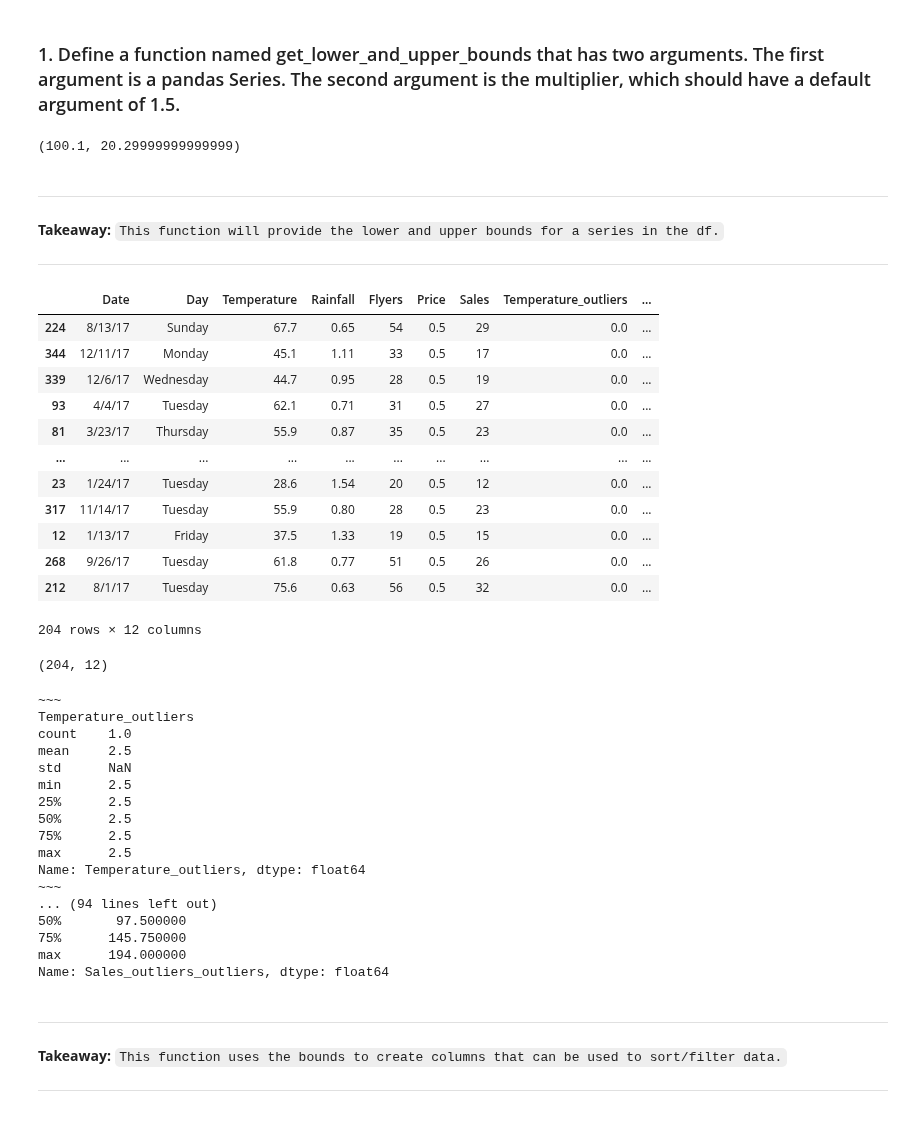
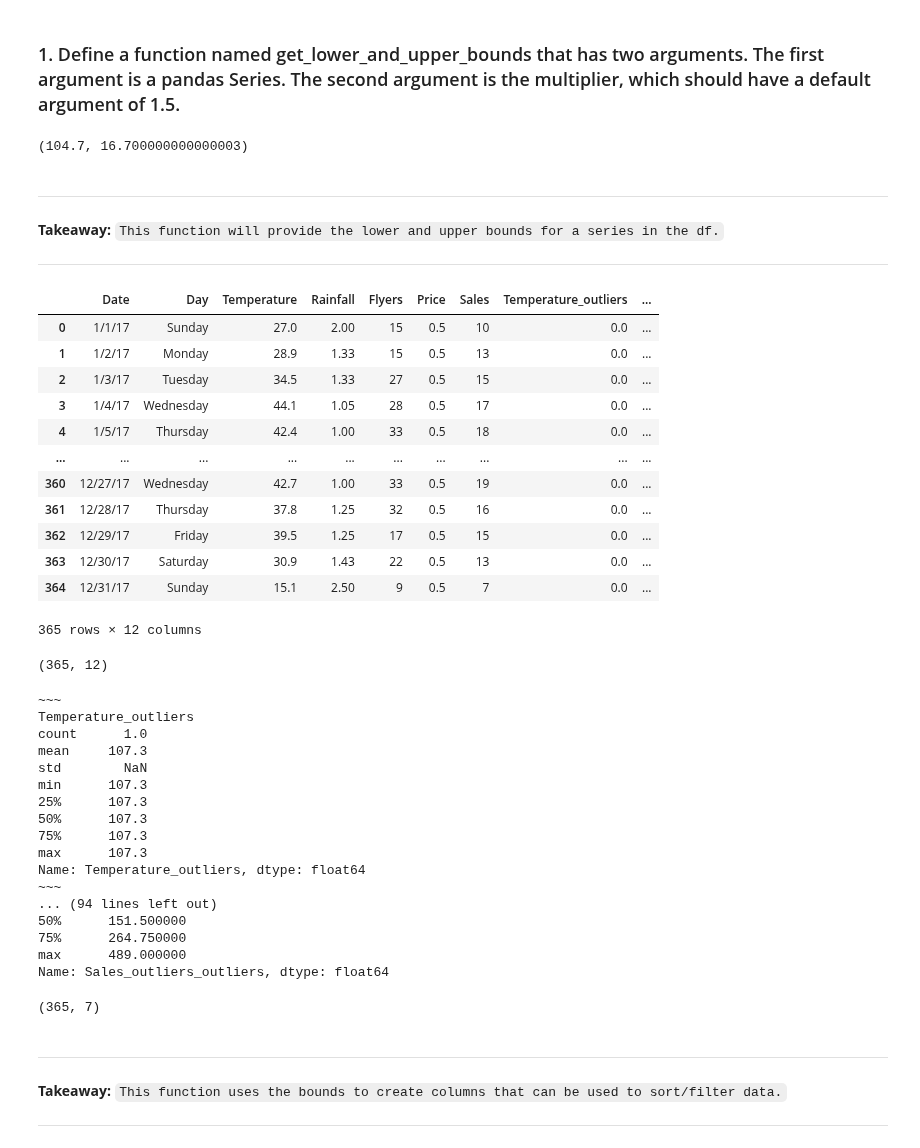
Before and after one commit to CSolitaire/anomaly-detection-exercises, a Jupyter notebook: continuous_probabilistic_methods.ipynb, the cells around one changed output. Saved outputs shown, nothing was run; the diff lists cells and outputs as text; code cells hidden in the pictures.

```diff
--- a/continuous_probabilistic_methods.ipynb
+++ b/continuous_probabilistic_methods.ipynb
@@ -117,9 +115,9 @@ def get_lower_and_upper_bounds(s, k):
     lower_bound = q1 - k * iqr
     return upper_bound, lower_bound
 
-get_lower_and_upper_bounds(train.Temperature, k=1.5)
+get_lower_and_upper_bounds(df.Temperature, k=1.5)
 # %% [output]
-(100.1, 20.29999999999999)
+(104.7, 16.700000000000003)
 # %% [markdown]
 ***
 
@@ -130,65 +128,67 @@ get_lower_and_upper_bounds(train.Temperature, k=1.5)
 # %%
 def get_upper_outliers(s, k):
     q1, q3 = s.quantile([.25, .75])
     iqr = q3 - q1
     upper_bound = q3 + k * iqr
     return s.apply(lambda x: max([x - upper_bound, 0]))
 
 def add_upper_outlier_columns(df, k):
     for col in df.select_dtypes('number'):
         df[col + '_outliers'] = get_upper_outliers(df[col], k)
     return df
 
-add_upper_outlier_columns(train, k=1.5)
+add_upper_outlier_columns(df, k=1.5)
 # %% [output]
 |  | Date | Day | Temperature | Rainfall | Flyers | Price | Sales | Temperature_outliers | ... |
-| 224 | 8/13/17 | Sunday | 67.7 | 0.65 | 54 | 0.5 | 29 | 0.0 | ... |
-| 344 | 12/11/17 | Monday | 45.1 | 1.11 | 33 | 0.5 | 17 | 0.0 | ... |
-| 339 | 12/6/17 | Wednesday | 44.7 | 0.95 | 28 | 0.5 | 19 | 0.0 | ... |
-| 93 | 4/4/17 | Tuesday | 62.1 | 0.71 | 31 | 0.5 | 27 | 0.0 | ... |
-| 81 | 3/23/17 | Thursday | 55.9 | 0.87 | 35 | 0.5 | 23 | 0.0 | ... |
+| 0 | 1/1/17 | Sunday | 27.0 | 2.00 | 15 | 0.5 | 10 | 0.0 | ... |
+| 1 | 1/2/17 | Monday | 28.9 | 1.33 | 15 | 0.5 | 13 | 0.0 | ... |
+| 2 | 1/3/17 | Tuesday | 34.5 | 1.33 | 27 | 0.5 | 15 | 0.0 | ... |
+| 3 | 1/4/17 | Wednesday | 44.1 | 1.05 | 28 | 0.5 | 17 | 0.0 | ... |
+| 4 | 1/5/17 | Thursday | 42.4 | 1.00 | 33 | 0.5 | 18 | 0.0 | ... |
 | ... | ... | ... | ... | ... | ... | ... | ... | ... | ... |
-| 23 | 1/24/17 | Tuesday | 28.6 | 1.54 | 20 | 0.5 | 12 | 0.0 | ... |
-| 317 | 11/14/17 | Tuesday | 55.9 | 0.80 | 28 | 0.5 | 23 | 0.0 | ... |
-| 12 | 1/13/17 | Friday | 37.5 | 1.33 | 19 | 0.5 | 15 | 0.0 | ... |
-| 268 | 9/26/17 | Tuesday | 61.8 | 0.77 | 51 | 0.5 | 26 | 0.0 | ... |
-| 212 | 8/1/17 | Tuesday | 75.6 | 0.63 | 56 | 0.5 | 32 | 0.0 | ... |
+| 360 | 12/27/17 | Wednesday | 42.7 | 1.00 | 33 | 0.5 | 19 | 0.0 | ... |
+| 361 | 12/28/17 | Thursday | 37.8 | 1.25 | 32 | 0.5 | 16 | 0.0 | ... |
+| 362 | 12/29/17 | Friday | 39.5 | 1.25 | 17 | 0.5 | 15 | 0.0 | ... |
+| 363 | 12/30/17 | Saturday | 30.9 | 1.43 | 22 | 0.5 | 13 | 0.0 | ... |
+| 364 | 12/31/17 | Sunday | 15.1 | 2.50 | 9 | 0.5 | 7 | 0.0 | ... |
-204 rows × 12 columns
+365 rows × 12 columns
 # %%
-train.shape
+df.shape
 # %% [output]
-(204, 12)
+(365, 12)
 # %%
 #This text prints information regrding the outlier columns created
 
-add_upper_outlier_columns(train, k=1.5)
-outlier_cols = [col for col in train if col.endswith('_outliers')]
+add_upper_outlier_columns(df, k=1.5)
+outlier_cols = [col for col in df if col.endswith('_outliers')]
 for col in outlier_cols:
     print('~~~\n' + col)
-    data = train[col][train[col] > 0]
+    data = df[col][df[col] > 0]
     print(data.describe())
 # %% [output]
 ~~~
 Temperature_outliers
-count    1.0
-mean     2.5
-std      NaN
-min      2.5
-25%      2.5
-50%      2.5
-75%      2.5
-max      2.5
+count      1.0
+mean     107.3
+std        NaN
+min      107.3
+25%      107.3
+50%      107.3
+75%      107.3
+max      107.3
 Name: Temperature_outliers, dtype: float64
 ~~~
 ... (94 lines left out)
-50%       97.500000
-75%      145.750000
-max      194.000000
+50%      151.500000
+75%      264.750000
+max      489.000000
 Name: Sales_outliers_outliers, dtype: float64
 # %%
 # This function deletes the added columns
-#train = train[train.columns.drop(list(train.filter(regex='_outliers')))]
-#train.shape
+df = df[df.columns.drop(list(df.filter(regex='_outliers')))]
+df.shape
+# %% [output]
+(365, 7)
 # %% [markdown]
 ***
 
```
Also changed, not shown: parts of 59 cells of this notebook.
